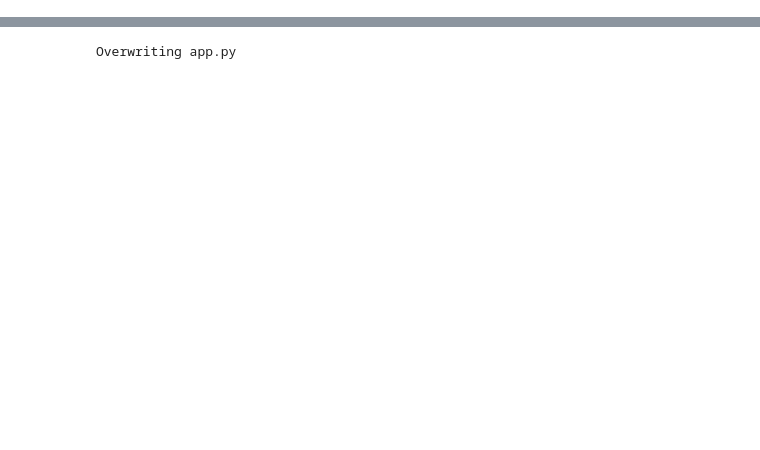
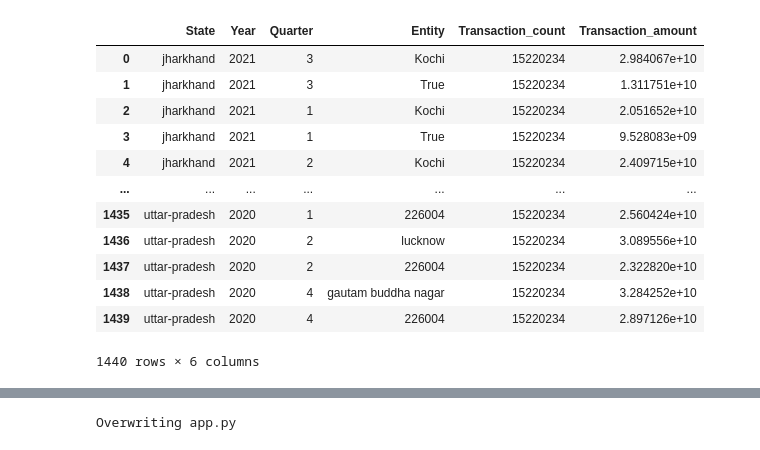
Before and after one commit to LVaditya/turbo-broccoli, a Jupyter notebook: Phonepe_Pulse.ipynb, the cells around one changed output, grey strips where cells are left out. Saved outputs shown, nothing was run; the diff lists cells and outputs as text; code cells hidden in the pictures; blank space fills up the shorter version.

```diff
--- a/Phonepe_Pulse.ipynb
+++ b/Phonepe_Pulse.ipynb
@@ -206,5 +213,25 @@ df_map_1=pd.read_sql(sql3,conn)
 df_map_2=pd.read_sql(sql4,conn)
 df_top_1=pd.read_sql(sql5,conn)
 df_top_2=pd.read_sql(sql6,conn)
+# %%
+z='682035'
+# %%
+df_top_1.loc[df_top_1["Entity"]==z,['Entity']]="Kochi"
+# %%
+df_top_1
+# %% [output]
+|  | State | Year | Quarter | Entity | Transaction_count | Transaction_amount |
+| 0 | jharkhand | 2021 | 3 | Kochi | 15220234 | 2.984067e+10 |
+| 1 | jharkhand | 2021 | 3 | True | 15220234 | 1.311751e+10 |
+| 2 | jharkhand | 2021 | 1 | Kochi | 15220234 | 2.051652e+10 |
+| 3 | jharkhand | 2021 | 1 | True | 15220234 | 9.528083e+09 |
+| 4 | jharkhand | 2021 | 2 | Kochi | 15220234 | 2.409715e+10 |
+| ... | ... | ... | ... | ... | ... | ... |
+| 1435 | uttar-pradesh | 2020 | 1 | 226004 | 15220234 | 2.560424e+10 |
+| 1436 | uttar-pradesh | 2020 | 2 | lucknow | 15220234 | 3.089556e+10 |
+| 1437 | uttar-pradesh | 2020 | 2 | 226004 | 15220234 | 2.322820e+10 |
+| 1438 | uttar-pradesh | 2020 | 4 | gautam buddha nagar | 15220234 | 3.284252e+10 |
+| 1439 | uttar-pradesh | 2020 | 4 | 226004 | 15220234 | 2.897126e+10 |
+1440 rows × 6 columns
 # %%
 !pip install streamlit
```
Also changed, not shown: parts of 13 cells of this notebook.
